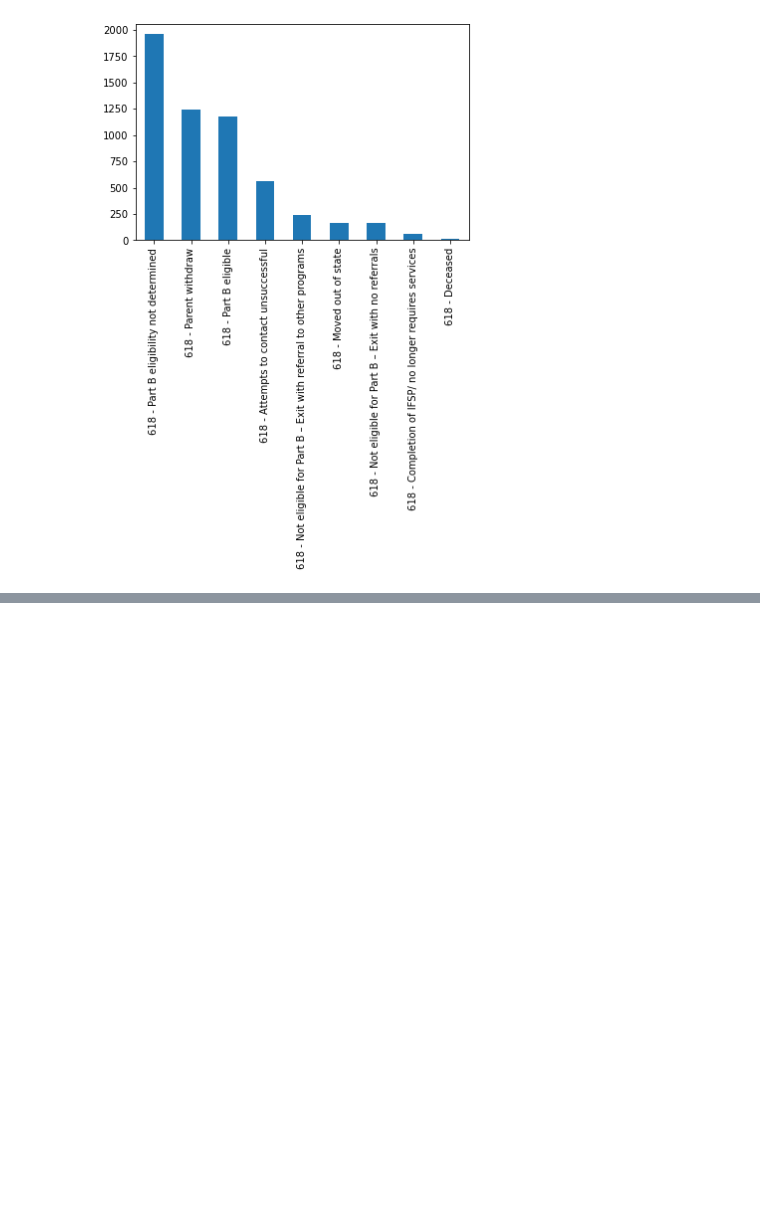
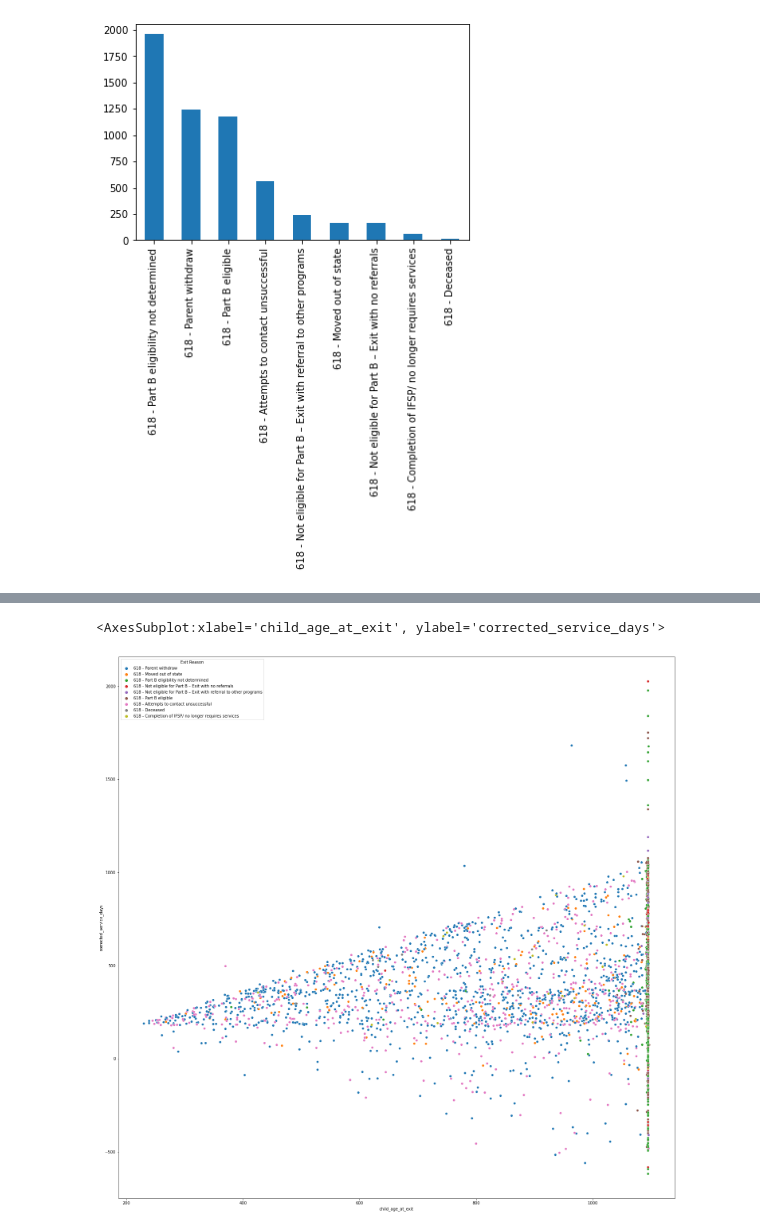
Before and after one commit to TPSchwartz/ddid-cheesecake_factory, a Jupyter notebook: IDEA Day 5.ipynb, the cells around one changed output, grey strips where cells are left out. Cells and saved outputs as stored; diff of their text form; code cells hidden in the pictures; blank space fills up the shorter version.

```diff
--- a/IDEA Day 5.ipynb
+++ b/IDEA Day 5.ipynb
@@ -122,0 +181,11 @@ sns.scatterplot(data = exit_notes_df,
+# %%
+# Age at Exit vs. Total Days
+plt.figure(figsize = (25,25))
+
+sns.scatterplot(data = exit_notes_df,
+                x = 'child_age_at_exit',
+                y = 'corrected_service_days',
+                hue = 'Exit Reason')
+# %% [output]
+<AxesSubplot:xlabel='child_age_at_exit', ylabel='corrected_service_days'>
+[figure, added]
```
Also changed, not shown: parts of 11 cells of this notebook.
